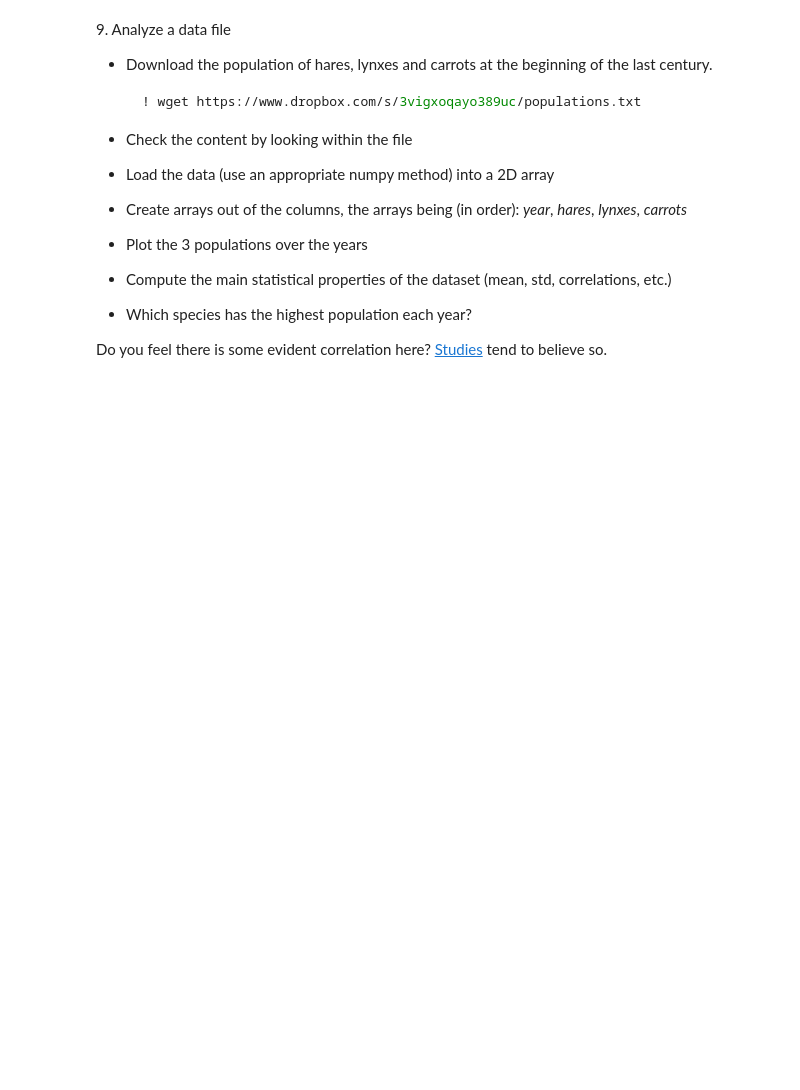
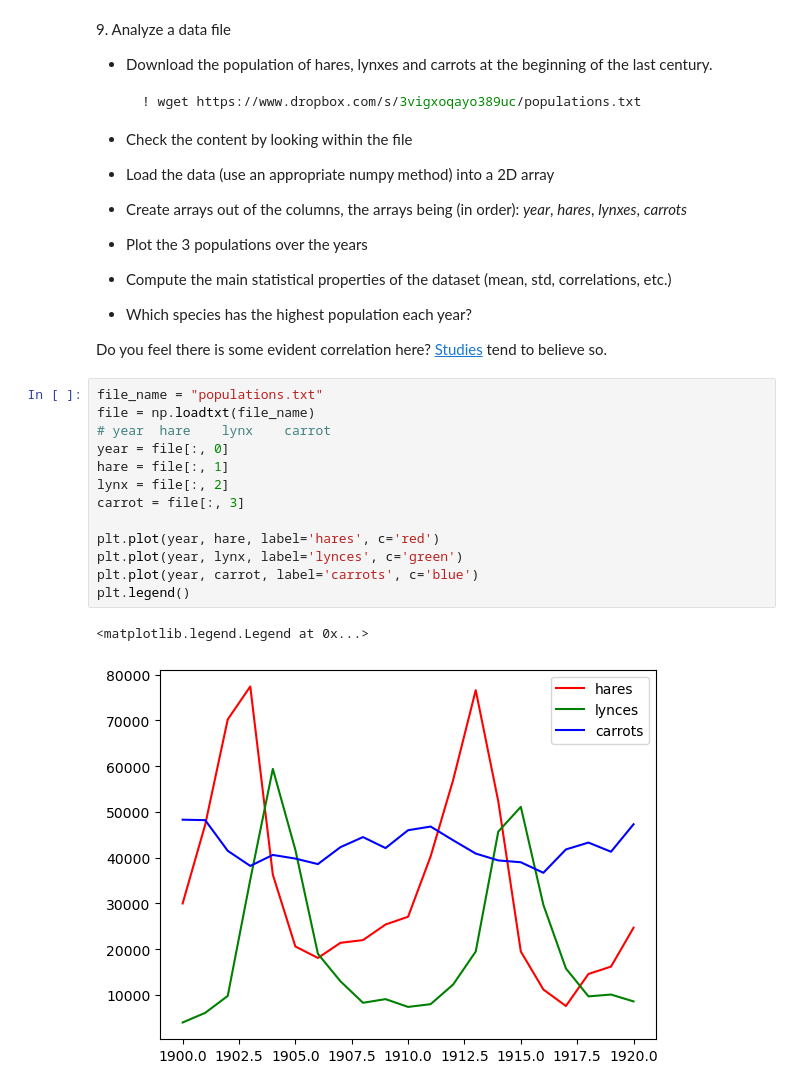
Before and after one commit to PhysicsOfData/LaboratoryOfComputationalPhysics_Y7, a Jupyter notebook: Ex04/04ex_Numpy.ipynb, the cells around one changed output. Cells and saved outputs as stored; diff of their text form; blank space fills up the shorter version.

```diff
--- a/Ex04/04ex_Numpy.ipynb
+++ b/Ex04/04ex_Numpy.ipynb
@@ -237,3 +284,19 @@ Did you get what you expected?
   * Which species has the highest population each year?
 
 Do you feel there is some evident correlation here? [Studies](https://www.enr.gov.nt.ca/en/services/lynx/lynx-snowshoe-hare-cycle) tend to believe so.
+# %%
+file_name = "populations.txt"
+file = np.loadtxt(file_name)
+# year	hare	lynx	carrot
+year = file[:, 0]
+hare = file[:, 1]
+lynx = file[:, 2]
+carrot = file[:, 3]
+
+plt.plot(year, hare, label='hares', c='red')
+plt.plot(year, lynx, label='lynces', c='green')
+plt.plot(year, carrot, label='carrots', c='blue')
+plt.legend()
+# %% [output]
+<matplotlib.legend.Legend at 0x...>
+[figure, added]
```
Also changed, not shown: parts of 5 cells of this notebook, 3 other files.
